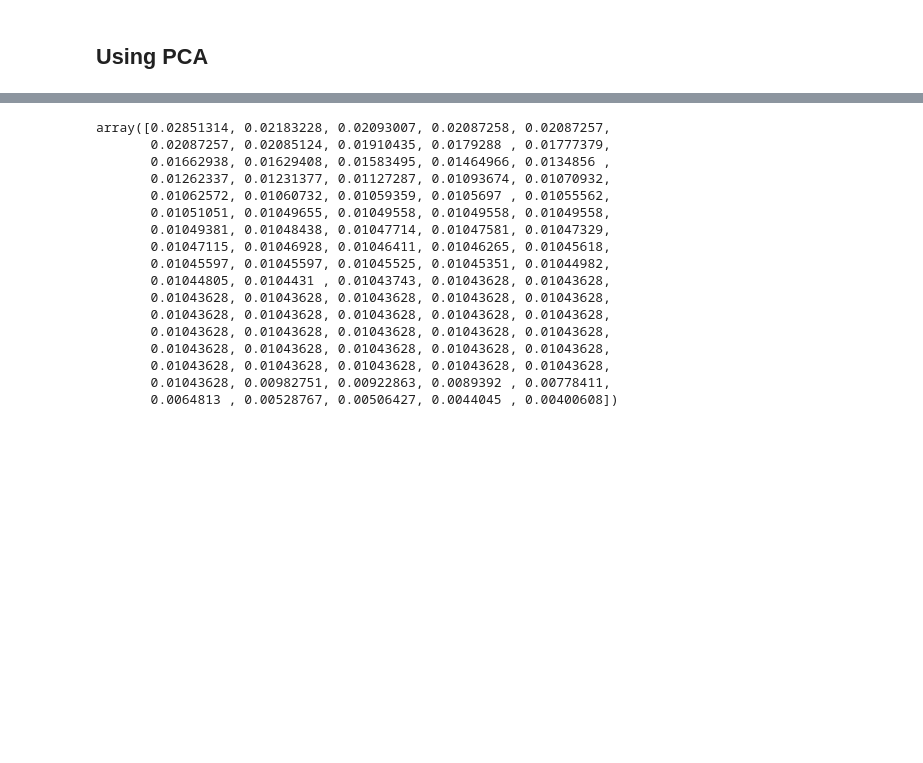
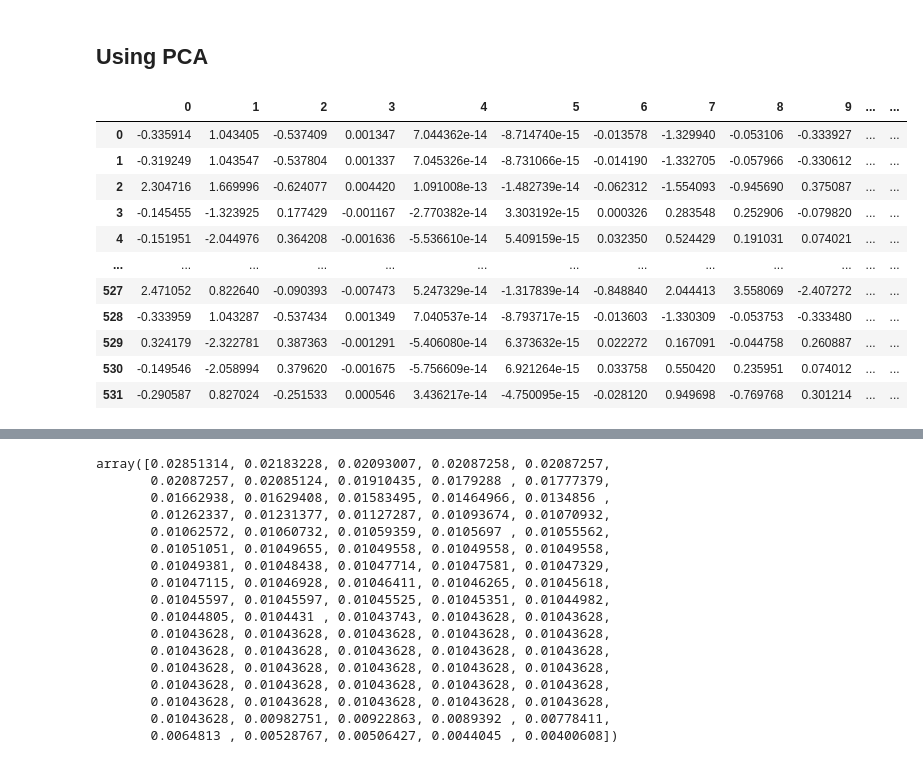
Before and after one commit to adriana-icasiano/unsupervised_learning_challenge, a Jupyter notebook: crypto_predictor.ipynb, the cells around one changed output, grey strips where cells are left out. Saved outputs shown, nothing was run; the diff lists cells and outputs as text; code cells hidden in the pictures; blank space fills up the shorter version.

```diff
--- a/crypto_predictor.ipynb
+++ b/crypto_predictor.ipynb
@@ -161,8 +162,19 @@ pca = PCA(n_components=0.99)
 crypto_pca = pca.fit_transform(crypto_scaled)
 # %%
 # Transform PCA data to a DataFrame
-# df_crypto_pca = pd.DataFrame(
-#     data=crypto_pca, columns=["principal component 1", "principal component 2", "principal component 3"]
-)
-# df_crypto_pca.head()
+df_crypto_pca = pd.DataFrame(
+    data=crypto_pca )
+df_crypto_pca
 # %% [output]
+|  | 0 | 1 | 2 | 3 | 4 | 5 | 6 | 7 | 8 | 9 | ... | ... |
+| 0 | -0.335914 | 1.043405 | -0.537409 | 0.001347 | 7.044362e-14 | -8.714740e-15 | -0.013578 | -1.329940 | -0.053106 | -0.333927 | ... | ... |
+| 1 | -0.319249 | 1.043547 | -0.537804 | 0.001337 | 7.045326e-14 | -8.731066e-15 | -0.014190 | -1.332705 | -0.057966 | -0.330612 | ... | ... |
+| 2 | 2.304716 | 1.669996 | -0.624077 | 0.004420 | 1.091008e-13 | -1.482739e-14 | -0.062312 | -1.554093 | -0.945690 | 0.375087 | ... | ... |
+| 3 | -0.145455 | -1.323925 | 0.177429 | -0.001167 | -2.770382e-14 | 3.303192e-15 | 0.000326 | 0.283548 | 0.252906 | -0.079820 | ... | ... |
+| 4 | -0.151951 | -2.044976 | 0.364208 | -0.001636 | -5.536610e-14 | 5.409159e-15 | 0.032350 | 0.524429 | 0.191031 | 0.074021 | ... | ... |
+| ... | ... | ... | ... | ... | ... | ... | ... | ... | ... | ... | ... | ... |
+| 527 | 2.471052 | 0.822640 | -0.090393 | -0.007473 | 5.247329e-14 | -1.317839e-14 | -0.848840 | 2.044413 | 3.558069 | -2.407272 | ... | ... |
+| 528 | -0.333959 | 1.043287 | -0.537434 | 0.001349 | 7.040537e-14 | -8.793717e-15 | -0.013603 | -1.330309 | -0.053753 | -0.333480 | ... | ... |
+| 529 | 0.324179 | -2.322781 | 0.387363 | -0.001291 | -5.406080e-14 | 6.373632e-15 | 0.022272 | 0.167091 | -0.044758 | 0.260887 | ... | ... |
+| 530 | -0.149546 | -2.058994 | 0.379620 | -0.001675 | -5.756609e-14 | 6.921264e-15 | 0.033758 | 0.550420 | 0.235951 | 0.074012 | ... | ... |
+| 531 | -0.290587 | 0.827024 | -0.251533 | 0.000546 | 3.436217e-14 | -4.750095e-15 | -0.028120 | 0.949698 | -0.769768 | 0.301214 | ... | ... |
```
Also changed, not shown: parts of 14 cells of this notebook.
